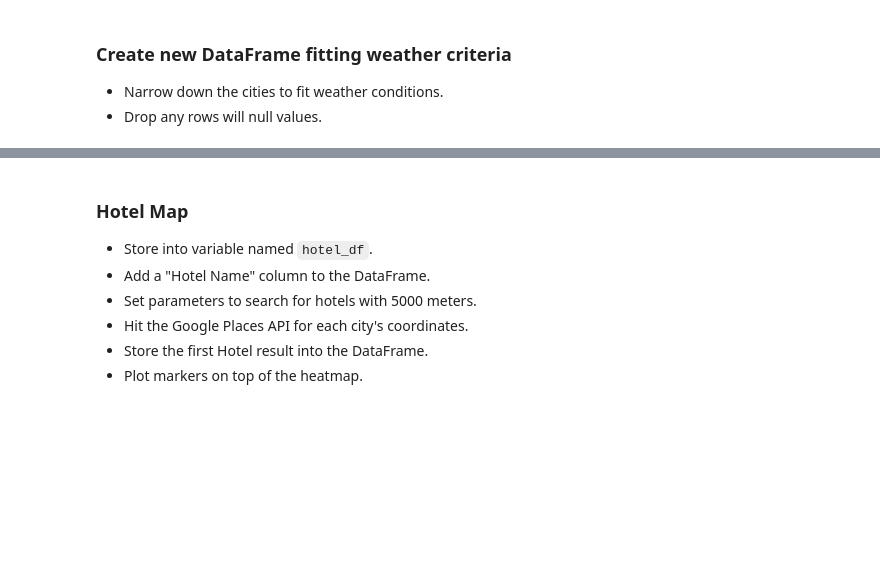
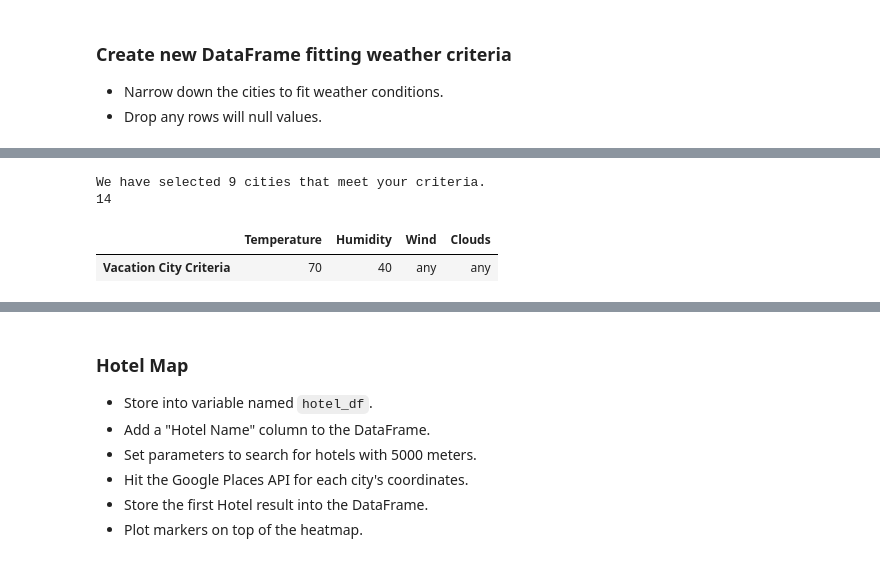
Before and after one commit to Terrence-Cummings/python-api-challenge, a Jupyter notebook: WeatherPy/VacationPy_v2.ipynb, the cells around one changed output, grey strips where cells are left out. Saved outputs shown, nothing was run; the diff lists cells and outputs as text; code cells hidden in the pictures; blank space fills up the shorter version.

```diff
--- a/WeatherPy/VacationPy_v2.ipynb
+++ b/WeatherPy/VacationPy_v2.ipynb
@@ -157,0 +149,67 @@ You have selected to see destinations with temperature 45F, any wind conditions,
+# %%
+#beaufort_scale_wind = [0, 7, 12, 18, 24, 38, 54, 72, 125]
+#wind_bins = ['Light', 'Gentle', 'Moderate', 'Fresh', 'Strong', 'Gale', 'Whole Gale', 'Hurricane']
+wind_tolerance_dict = {'G': 12, 'F':24, 'I':125}
+wind_desc_dict = {'G': "gentle", 'F':'fresh', 'I':'any'}
+
+#Cloudiness scale in normal terms
+#cloud_scale = [-1, 10, 50, 90, 100]
+#cloud_bins = ['Clear', 'Scattered', 'Broken', 'Overcast']
+cloud_tolerance_dict = {'C': 10, 'S':50, 'I':100}
+cloud_desc_dict = {'C': 'clear', 'S':'scattered', 'I':'any'}
+
+#user_inputs_df = pd.DataFrame('Temperature (F)': ideal_temp)
+user_inputs_df = pd.DataFrame({'Temperature':[ideal_temp], 'Humidity':[ideal_humid], 'Wind':wind_desc_dict[ideal_wind], 'Clouds':cloud_desc_dict[ideal_clouds]})
+
+#Assume 10F degress +/- is and acceptable tolerance level to ideal
+temp_tolerance = 10
+if ideal_humid != 'I':
+    ideal_humid = int(ideal_humid)
+    humid_tolerance = 10
+    upper_humid = ideal_humid + humid_tolerance
+    lower_humid = ideal_humid - humid_tolerance
+else:
+    upper_humid = 100
+    lower_humid = 0
+    humid_tolerance = 0
+
+upper_temp = int(ideal_temp) + temp_tolerance
+lower_temp = int(ideal_temp) - temp_tolerance
+
+cities_choice_df = cities_weather_df.loc[cities_weather_df['Temperature (F)']<upper_temp]
+cities_choice_df = cities_choice_df.loc[cities_choice_df['Temperature (F)']>lower_temp]
+cities_choice_df = cities_choice_df.loc[cities_choice_df['Humidity']<upper_humid]
+cities_choice_df = cities_choice_df.loc[cities_choice_df['Humidity']>lower_humid]
+cities_choice_df = cities_choice_df.loc[cities_choice_df['Wind Speed']<wind_tolerance_dict[ideal_wind]]
+cities_choice_df = cities_choice_df.loc[cities_choice_df['Cloudiness']<=cloud_tolerance_dict[ideal_clouds]]
+
+orig_num_cities = cities_choice_df['City ID'].count()
+
+num_cities = cities_choice_df['City ID'].count()
+
+while num_cities>10 and temp_tolerance>1 and humid_tolerance>1:
+    temp_tolerance = temp_tolerance*0.9
+    humid_tolerance = humid_tolerance*0.9
+    upper_temp = int(ideal_temp) + temp_tolerance
+    lower_temp = int(ideal_temp) - temp_tolerance
+    upper_humid = int(ideal_humid) + humid_tolerance
+    lower_humid = int(ideal_humid) - humid_tolerance
+    cities_choice_df = cities_choice_df.loc[cities_choice_df['Temperature (F)']<upper_temp]
+    cities_choice_df = cities_choice_df.loc[cities_choice_df['Temperature (F)']>lower_temp]
+    cities_choice_df = cities_choice_df.loc[cities_choice_df['Humidity']<upper_humid]
+    cities_choice_df = cities_choice_df.loc[cities_choice_df['Humidity']>lower_humid]
+    num_cities = cities_choice_df['City ID'].count()
+
+if num_cities>10:
+    cities_choice_df = cities_choice_df.sample(10)
+
+print(f'We have selected {num_cities} cities that meet your criteria.')
+
+print(orig_num_cities)
+user_inputs_df.index = ['Vacation City Criteria']
+user_inputs_df
+# %% [output]
+We have selected 9 cities that meet your criteria.
+14
+|  | Temperature | Humidity | Wind | Clouds |
+| Vacation City Criteria | 70 | 40 | any | any |
```
Also changed, not shown: parts of 5 cells of this notebook, 14 other files.
